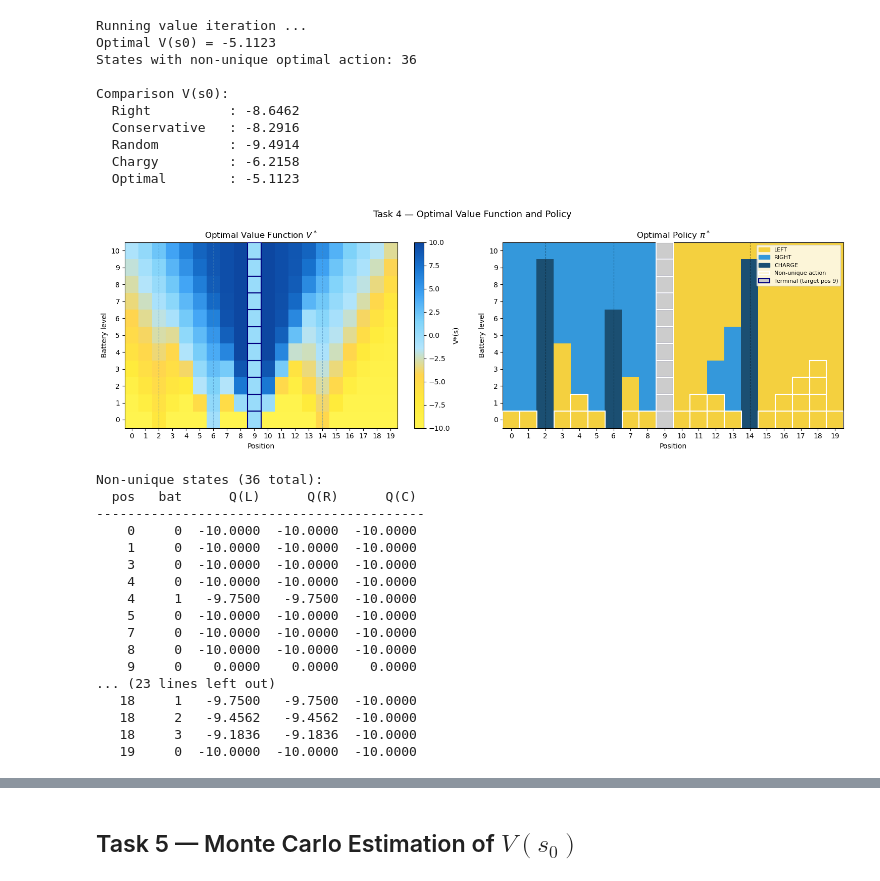
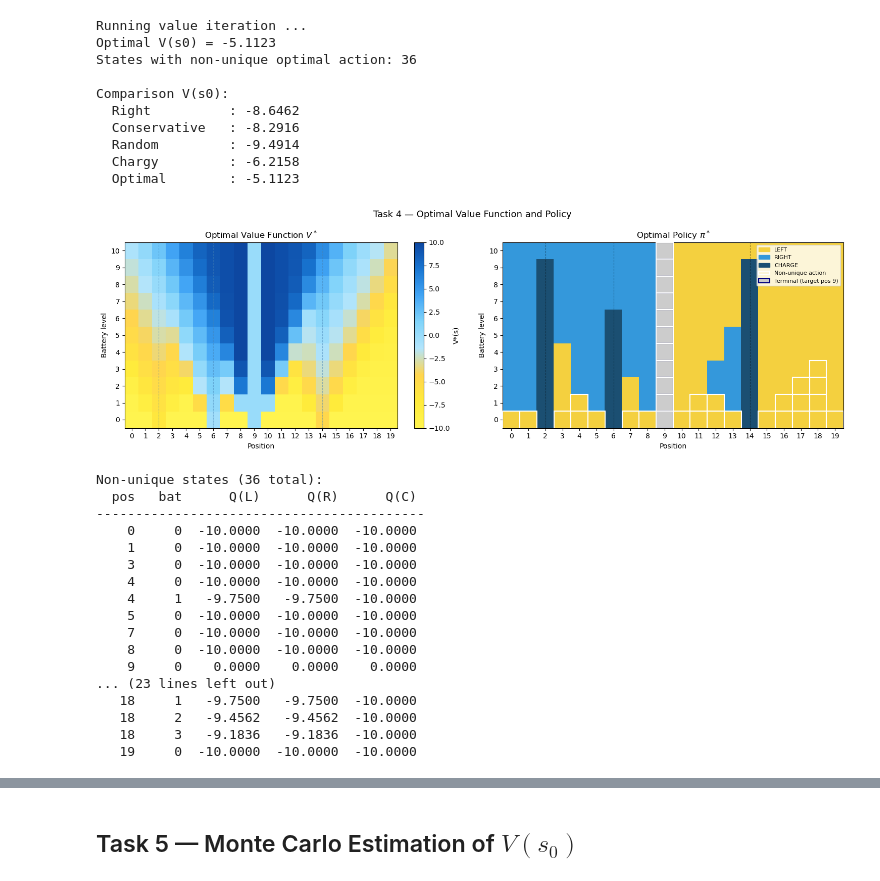
Before and after one commit to Siradmehr/ATML, a Jupyter notebook: rl_project_.ipynb, the cells around one changed output, grey strips where cells are left out. Drawn from its saved outputs; the diff is of its cells as text; code cells hidden in the pictures.

```diff
--- a/rl_project_.ipynb
+++ b/rl_project_.ipynb
@@ -968,25 +742,17 @@ ACTION_LABELS = ['LEFT', 'RIGHT', 'CHARGE']
 
 fig, axes = plt.subplots(1, 2, figsize=(15, 5))
 
-# ── Optimal value function ──────────────────────────────────────────────────
 ax = axes[0]
 grid_v = np.full((env.M + 1, env.n), np.nan)
 for (p, b), v in V_opt.items():
     grid_v[b, p] = v
 
-# Yellow → blue gradient (replacing red → green)
 cmap_v = matplotlib.colors.LinearSegmentedColormap.from_list(
     'yb',
     ['#FFF44F', '#FFEB3B', '#FFD54F', '#B3E5FC', '#81D4FA', '#42A5F5', '#1976D2', '#0D47A1']
 )
 im = ax.imshow(grid_v, origin='lower', aspect='auto', cmap=cmap_v)
 plt.colorbar(im, ax=ax, label='V*(s)')
-
-# Target column: navy outlines, target value is 0 by definition
-for b in range(env.M + 1):
-    ax.add_patch(plt.Rectangle(
-        (env.target - 0.5, b - 0.5), 1, 1,
-        fill=False, edgecolor='navy', lw=1.5, zorder=3))
 
 for c in env.charging_stations:
     ax.axvline(c, color='steelblue', lw=0.8, ls='--', alpha=0.5)
@@ -995,7 +761,7 @@ ax.set_title('Optimal Value Function $V^*$', fontsize=12)
 ax.set_xlabel('Position'); ax.set_ylabel('Battery level')
 ax.set_xticks(range(env.n)); ax.set_yticks(range(env.M + 1))
 
-# ── Optimal policy ───────────────────────────────────────────────────────────
+
 ax = axes[1]
 grid_a = np.full((env.M + 1, env.n), np.nan)
 for (p, b), a in pi_opt.items():
@@ -1006,7 +772,7 @@ cmap_d = matplotlib.colors.ListedColormap([ACTION_COLORS[k] for k in range(3)])
 norm_d = matplotlib.colors.BoundaryNorm([-0.5, 0.5, 1.5, 2.5], cmap_d.N)
 ax.imshow(grid_a, origin='lower', aspect='auto', cmap=cmap_d, norm=norm_d)
 
-# Gray out target column (absorbing terminal — no action)
+# Gray out target column (absorbing terminal state)
 for b in range(env.M + 1):
     ax.add_patch(plt.Rectangle(
         (env.target - 0.5, b - 0.5), 1, 1,
@@ -1022,34 +788,34 @@ for (p, b) in non_unique:
 
 for c in env.charging_stations:
     ax.axvline(c, color='black', lw=0.8, ls='--', alpha=0.4)
 
 patches = [mpatches.Patch(color=ACTION_COLORS[a], label=ACTION_LABELS[a]) for a in range(3)]
 patches.append(mpatches.Patch(facecolor='none', edgecolor='white',
                                linewidth=1.5, label='Non-unique action'))
 patches.append(mpatches.Patch(facecolor='#cccccc', edgecolor='navy', lw=1.5,
                                label='Terminal (target pos 9)'))
 ax.legend(handles=patches, loc='upper right', fontsize=8)
 ax.set_title('Optimal Policy $\\pi^*$', fontsize=12)
 ax.set_xlabel('Position'); ax.set_ylabel('Battery level')
 ax.set_xticks(range(env.n)); ax.set_yticks(range(env.M + 1))
 
 fig.suptitle('Task 4 — Optimal Value Function and Policy', fontsize=13)
 plt.tight_layout()
 plt.show()
 
 print(f'\nNon-unique states ({len(non_unique)} total):')
 print(f'{"pos":>5} {"bat":>5} {"Q(L)":>9} {"Q(R)":>9} {"Q(C)":>9}')
 print('-' * 42)
 for (p, b) in sorted(non_unique):
     q_vals = []
     for a in env.actions:
         transitions = env.transition_probs((p, b), a)
         q = sum(pr * (r + env.gamma * (V_opt[ns] if ns is not None else 0.0))
                 for pr, r, ns in transitions)
         q_vals.append(q)
     print(f'{p:>5} {b:>5} {q_vals[0]:>9.4f} {q_vals[1]:>9.4f} {q_vals[2]:>9.4f}')
 # %% [output]
-[figure, old version]
+[figure, new version]
 Non-unique states (36 total):
   pos   bat      Q(L)      Q(R)      Q(C)
 ------------------------------------------
```
Also changed, not shown: parts of 10 cells of this notebook.
